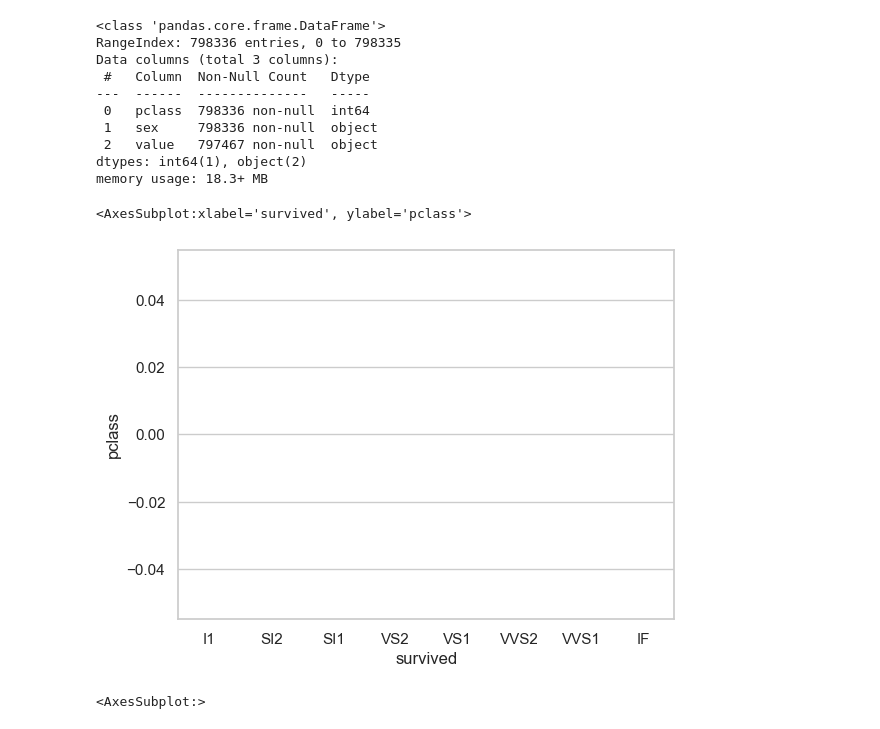
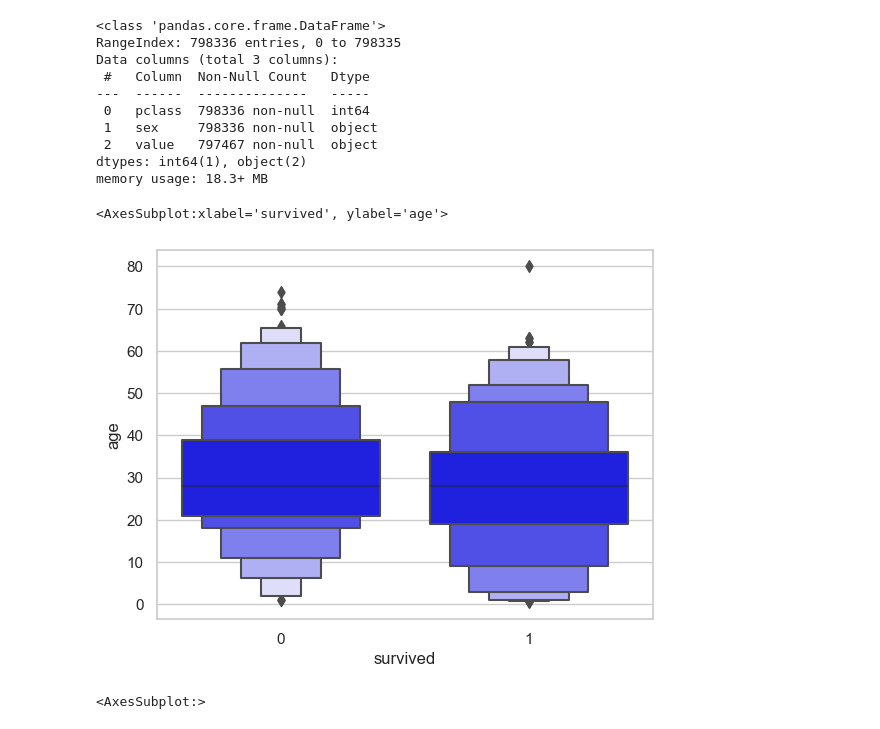
Before and after one commit to salmandaudpoto/seaborn_graphs_titanic, a Jupyter notebook: dataviz.ipynb, the cells around one changed output. Saved outputs shown, nothing was run; the diff lists cells and outputs as text; code cells hidden in the pictures.

```diff
--- a/dataviz.ipynb
+++ b/dataviz.ipynb
@@ -351,17 +361,17 @@ memory usage: 18.3+ MB
 # %%
 import seaborn as sns
 sns.set_theme(style="whitegrid")
 
 # dataset kashti
 kashti= sns.load_dataset("titanic")
-clarity_ranking = ["I1", "SI2", "SI1", "VS2", "VS1", "VVS2", "VVS1", "IF"]
+# clarity_ranking = ["I1", "SI2", "SI1", "VS2", "VS1", "VVS2", "VVS1", "IF"]
 
-sns.boxenplot(x="survived", y="pclass",
-              color="blue", order=clarity_ranking,
+sns.boxenplot(x="survived", y="age",
+              color="blue",
               scale="linear", data=kashti)
 # %% [output]
-<AxesSubplot:xlabel='survived', ylabel='pclass'>
+<AxesSubplot:xlabel='survived', ylabel='age'>
-[figure, old version]
+[figure, new version]
 # %%
 import numpy as np
 import seaborn as sns
```
Also changed, not shown: parts of 14 cells of this notebook, 7 other files.
